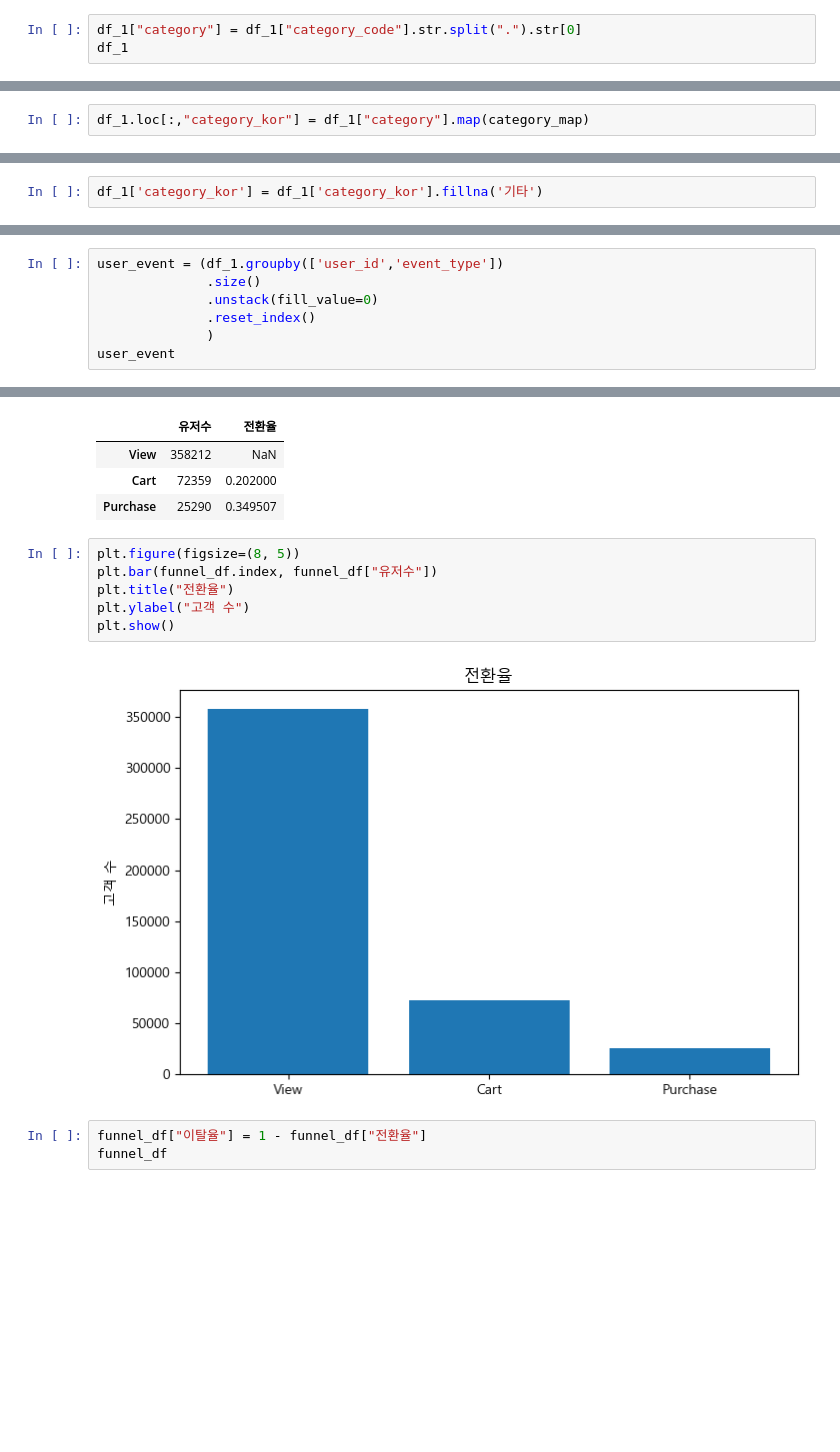
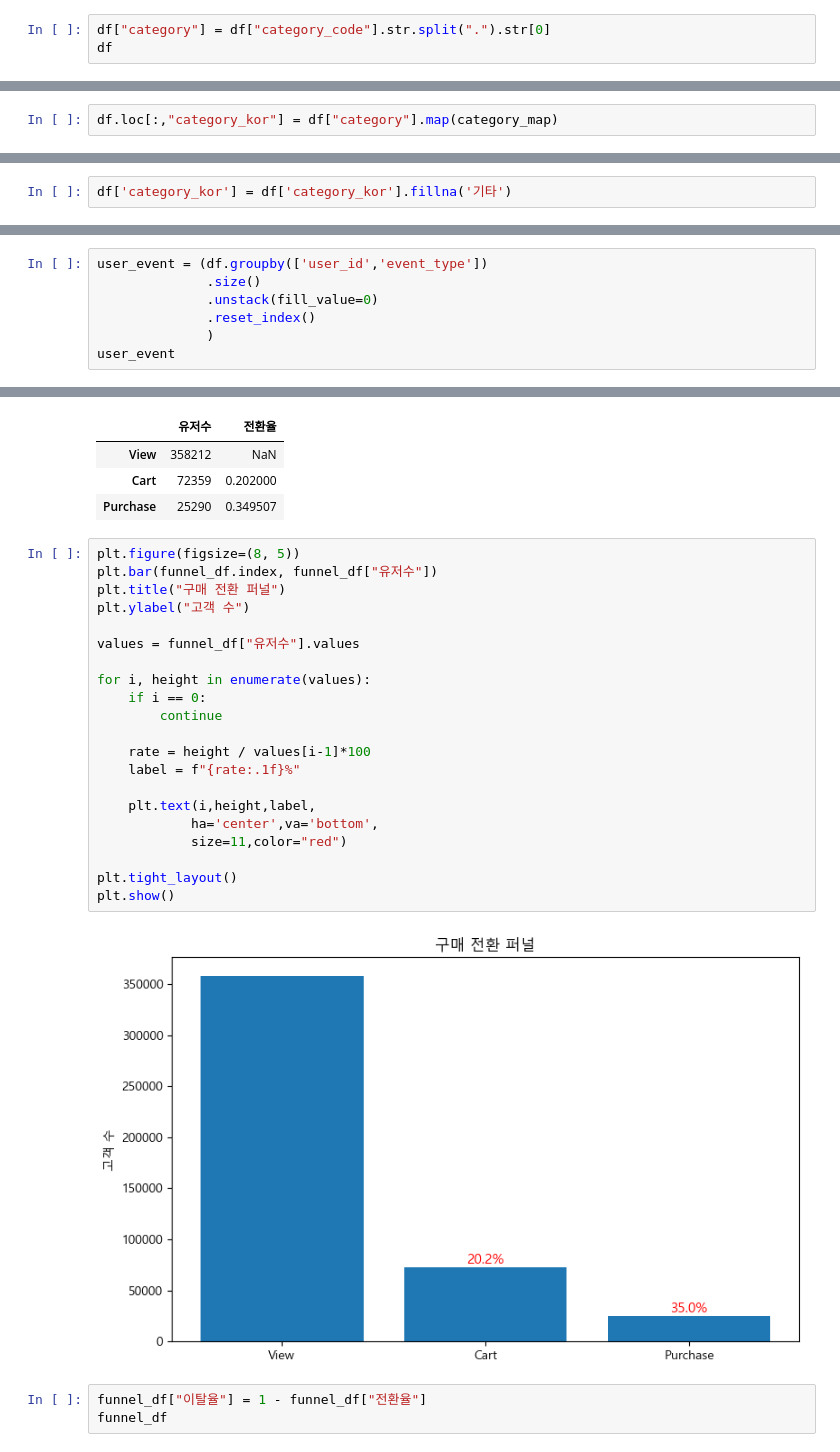
Before and after one commit to None425/ecommerce-user-behavior-analysis, a Jupyter notebook: notebooks/ECommerceLog.ipynb, the cells around one changed output, grey strips where cells are left out. Cells and saved outputs as stored; diff of their text form; blank space fills up the shorter version.

```diff
--- a/notebooks/ECommerceLog.ipynb
+++ b/notebooks/ECommerceLog.ipynb
@@ -155,4 +151,4 @@ df_1["weekday"] = df_1["event_time"].dt.day_name()
 # %%
-df_1["category"] = df_1["category_code"].str.split(".").str[0]
-df_1
+df["category"] = df["category_code"].str.split(".").str[0]
+df
 # %% [output]
@@ -183,5 +179,5 @@ category_map = {
     "accessories" : "악세서리"
 }
 # %%
-df_1.loc[:,"category_kor"] = df_1["category"].map(category_map)
+df.loc[:,"category_kor"] = df["category"].map(category_map)
 # %%
@@ -191,13 +187,13 @@ df_1['category_kor'].unique()
 [nan, '가구', '가전제품', '문구', '의류', '악세서리']
 Length: 6, dtype: str
 # %%
-df_1['category_kor'] = df_1['category_kor'].fillna('기타')
+df['category_kor'] = df['category_kor'].fillna('기타')
 # %% [markdown]
 ## 5. 데이터 분석
 # %% [markdown]
 ### 5-1 퍼널 분석
 # %%
-user_event = (df_1.groupby(['user_id','event_type'])
+user_event = (df.groupby(['user_id','event_type'])
               .size()
               .unstack(fill_value=0)
               .reset_index()
@@ -253,11 +249,26 @@ funnel_df
 # %%
 plt.figure(figsize=(8, 5))
 plt.bar(funnel_df.index, funnel_df["유저수"])
-plt.title("전환율")
+plt.title("구매 전환 퍼널")
 plt.ylabel("고객 수")
+
+values = funnel_df["유저수"].values
+
+for i, height in enumerate(values):
+    if i == 0:
+        continue
+
+    rate = height / values[i-1]*100
+    label = f"{rate:.1f}%"
+
+    plt.text(i,height,label,
+            ha='center',va='bottom',
+            size=11,color="red")
+
+plt.tight_layout()
 plt.show()
 # %% [output]
-[figure, old version]
+[figure, new version]
 # %%
 funnel_df["이탈율"] = 1 - funnel_df["전환율"]
 funnel_df
```
Also changed, not shown: parts of 32 cells of this notebook.
